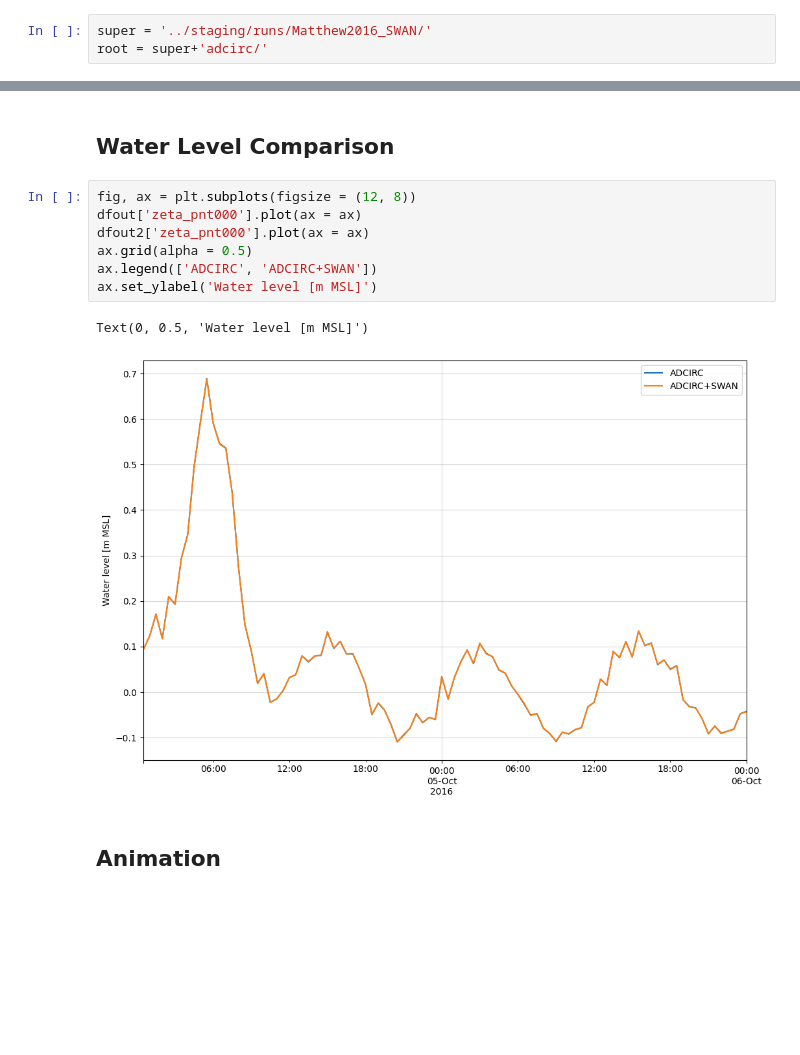
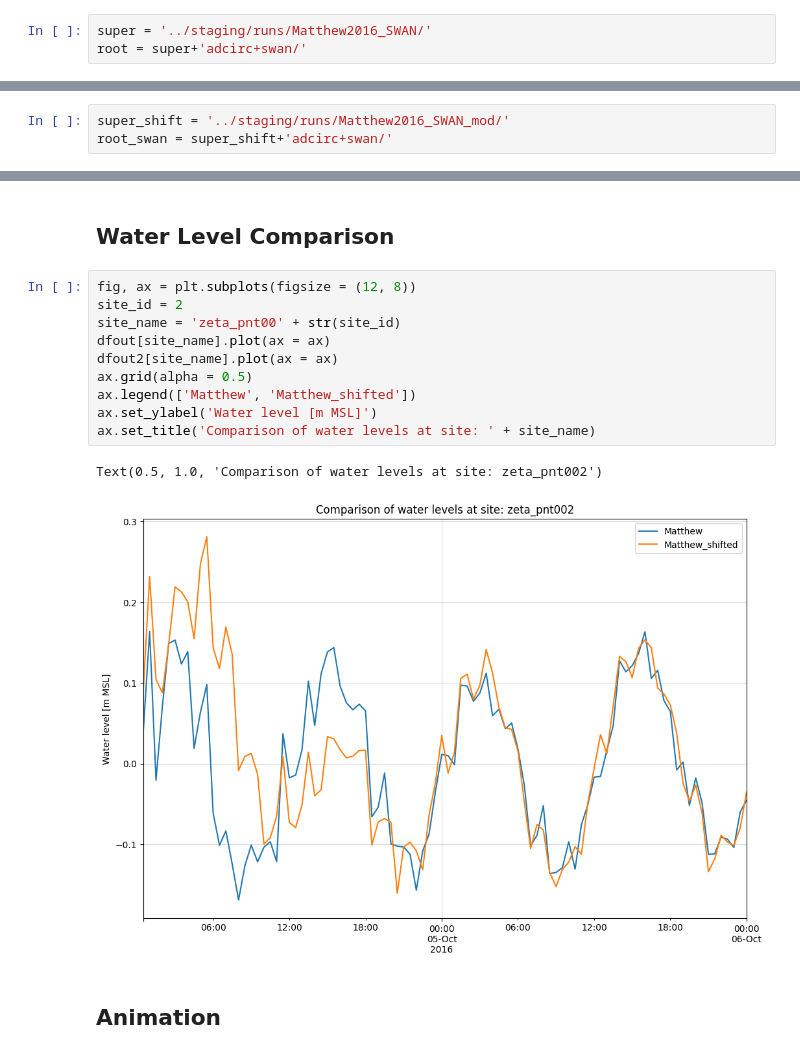
Before and after one commit to aesgeorges/LaGonaveFM, a Jupyter notebook: analysis/plot.ipynb, the cells around one changed output, grey strips where cells are left out. Saved outputs shown, nothing was run; the diff lists cells and outputs as text; blank space fills up the shorter version.

Commit message:
adcirc+swan modified matthew track

```diff
--- a/analysis/plot.ipynb
+++ b/analysis/plot.ipynb
@@ -13,7 +13,7 @@ import matplotlib as mpl
 ## ADCIRC Run
 # %%
 super = '../staging/runs/Matthew2016_SWAN/'
-root = super+'adcirc/'
+root = super+'adcirc+swan/'
 # %%
 ## load the NetCDF dataset from a specified file path
 nc = netcdf.Dataset(root+'maxele.63.nc', 'r')
@@ -74,3 +72,6 @@ root_swan = super+'adcirc+swan/'
+# %%
+super_shift = '../staging/runs/Matthew2016_SWAN_mod/'
+root_swan = super_shift+'adcirc+swan/'
 # %%
 ## load the NetCDF dataset from a specified file path
 nc_swan = netcdf.Dataset(root_swan+'fort.63.nc', 'r')
@@ -119,14 +121,17 @@ Text(0, 0.5, 'Water level [m MSL]')
 ## Water Level Comparison
 # %%
 fig, ax = plt.subplots(figsize = (12, 8))
-dfout['zeta_pnt000'].plot(ax = ax)
-dfout2['zeta_pnt000'].plot(ax = ax)
+site_id = 2
+site_name = 'zeta_pnt00' + str(site_id)
+dfout[site_name].plot(ax = ax)
+dfout2[site_name].plot(ax = ax)
 ax.grid(alpha = 0.5)
-ax.legend(['ADCIRC', 'ADCIRC+SWAN'])
+ax.legend(['Matthew', 'Matthew_shifted'])
 ax.set_ylabel('Water level [m MSL]')
+ax.set_title('Comparison of water levels at site: ' + site_name)
 # %% [output]
-Text(0, 0.5, 'Water level [m MSL]')
+Text(0.5, 1.0, 'Comparison of water levels at site: zeta_pnt002')
-[figure, old version]
+[figure, new version]
 # %% [markdown]
 ## Animation
 # %%
```
Also changed, not shown: parts of 9 cells of this notebook, 17 other files.
